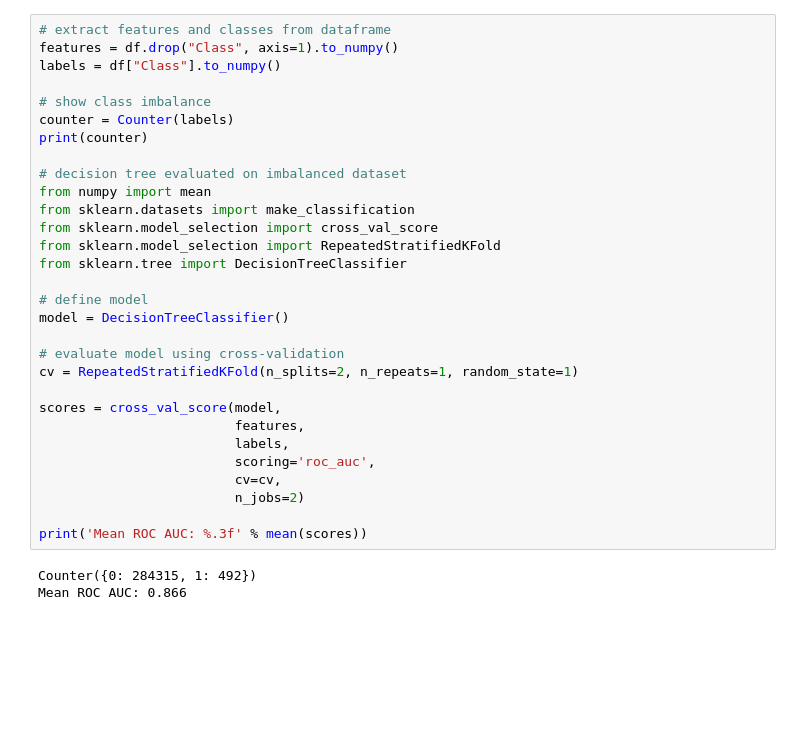
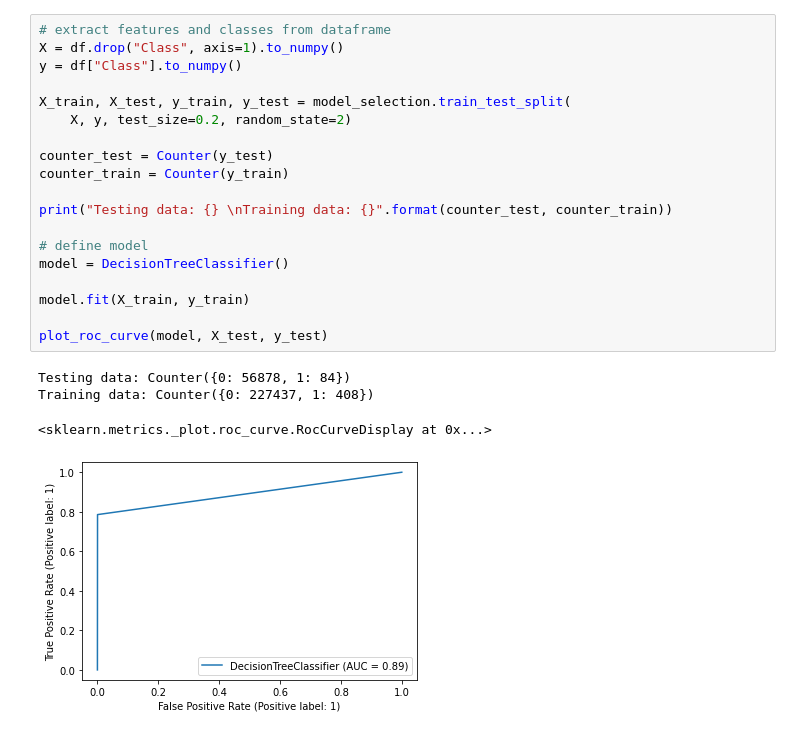
Before and after one commit to alexberndt/machine-learning, a Jupyter notebook: smote/2_smote_creditcard.ipynb, the cells around one changed output. Cells and saved outputs as stored; diff of their text form; blank space fills up the shorter version.

```diff
--- a/smote/2_smote_creditcard.ipynb
+++ b/smote/2_smote_creditcard.ipynb
@@ -14,37 +26,28 @@ import pandas_profiling
 
 # read the data
 df = pd.read_csv("creditcard.csv")
-# %%
-# extract features and classes from dataframe
-features = df.drop("Class", axis=1).to_numpy()
-labels = df["Class"].to_numpy()
-
-# show class imbalance
-counter = Counter(labels)
-print(counter)
-
-# decision tree evaluated on imbalanced dataset
-from numpy import mean
-from sklearn.datasets import make_classification
-from sklearn.model_selection import cross_val_score
-from sklearn.model_selection import RepeatedStratifiedKFold
-from sklearn.tree import DecisionTreeClassifier
-
-# define model
-model = DecisionTreeClassifier()
-
-# evaluate model using cross-validation
-cv = RepeatedStratifiedKFold(n_splits=2, n_repeats=1, random_state=1)
-
-scores = cross_val_score(model,
-                         features,
-                         labels,
-                         scoring='roc_auc',
-                         cv=cv,
-                         n_jobs=2)
-
-print('Mean ROC AUC: %.3f' % mean(scores))
-# %% [output]
-Counter({0: 284315, 1: 492})
-Mean ROC AUC: 0.866
+# %%
+# extract features and classes from dataframe
+X = df.drop("Class", axis=1).to_numpy()
+y = df["Class"].to_numpy()
+
+X_train, X_test, y_train, y_test = model_selection.train_test_split(
+    X, y, test_size=0.2, random_state=2)
+
+counter_test = Counter(y_test)
+counter_train = Counter(y_train)
+
+print("Testing data: {} \nTraining data: {}".format(counter_test, counter_train))
+
+# define model
+model = DecisionTreeClassifier()
+
+model.fit(X_train, y_train)
+
+plot_roc_curve(model, X_test, y_test)
+# %% [output]
+Testing data: Counter({0: 56878, 1: 84})
+Training data: Counter({0: 227437, 1: 408})
+<sklearn.metrics._plot.roc_curve.RocCurveDisplay at 0x...>
+[figure, added]
 # %%
```
Also changed, not shown: parts of 4 cells of this notebook, 1 other file.
